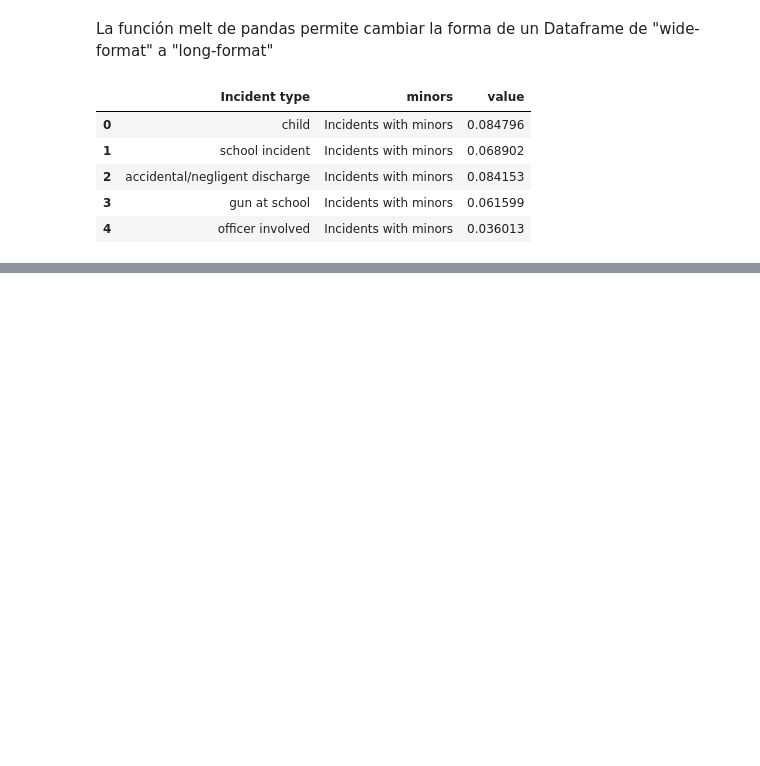
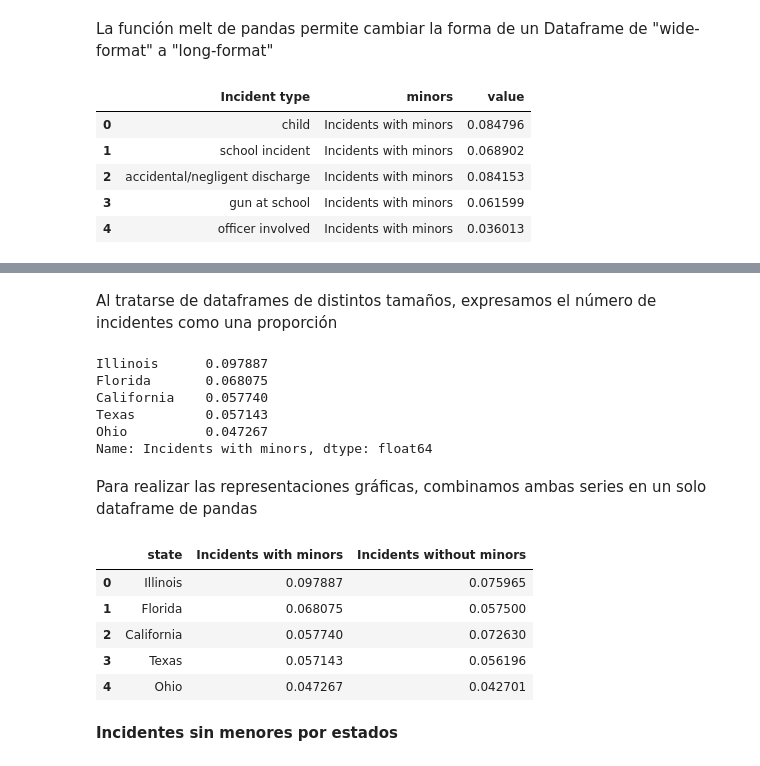
Before and after one commit to LuisG0/gun_violence_dataset, a Jupyter notebook: minors_involved_analysis_juanCarlos.ipynb, the cells around one changed output, grey strips where cells are left out. Drawn from its saved outputs; the diff is of its cells as text; code cells hidden in the pictures; blank space fills up the shorter version.

```diff
--- a/minors_involved_analysis_juanCarlos.ipynb
+++ b/minors_involved_analysis_juanCarlos.ipynb
@@ -236,0 +257,3 @@ fig.show()
+# %%
+df_minors_states = df_minors.drop(labels=non_state_columns, axis=1)
+df_adults_states = df_adults.drop(labels=non_state_columns, axis=1)
@@ -236,0 +262,3 @@ fig.show()
+# %%
+df_minors_states = df_minors_states['state'].value_counts()
+df_adults_states = df_adults_states['state'].value_counts()
@@ -236,0 +274,2 @@ fig.show()
+# %% [markdown]
+Al tratarse de dataframes de distintos tamaños, expresamos el número de incidentes como una proporción
@@ -236,0 +282,11 @@ fig.show()
+# %%
+df_minors_states[0:5]
+# %% [output]
+Illinois      0.097887
+Florida       0.068075
+California    0.057740
+Texas         0.057143
+Ohio          0.047267
+Name: Incidents with minors, dtype: float64
+# %% [markdown]
+Para realizar las representaciones gráficas, combinamos ambas series en un solo dataframe de pandas
@@ -236,0 +299,11 @@ fig.show()
+# %%
+incidents_per_state_combined.head()
+# %% [output]
+|  | state | Incidents with minors | Incidents without minors |
+| 0 | Illinois | 0.097887 | 0.075965 |
+| 1 | Florida | 0.068075 | 0.057500 |
+| 2 | California | 0.057740 | 0.072630 |
+| 3 | Texas | 0.057143 | 0.056196 |
+| 4 | Ohio | 0.047267 | 0.042701 |
+# %% [markdown]
+**Incidentes sin menores por estados**
```
Also changed, not shown: parts of 22 cells of this notebook.
